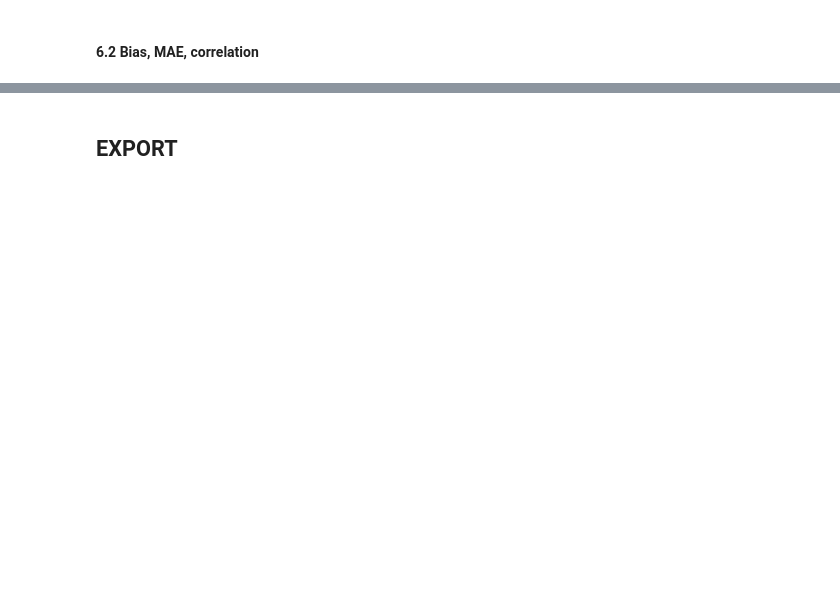
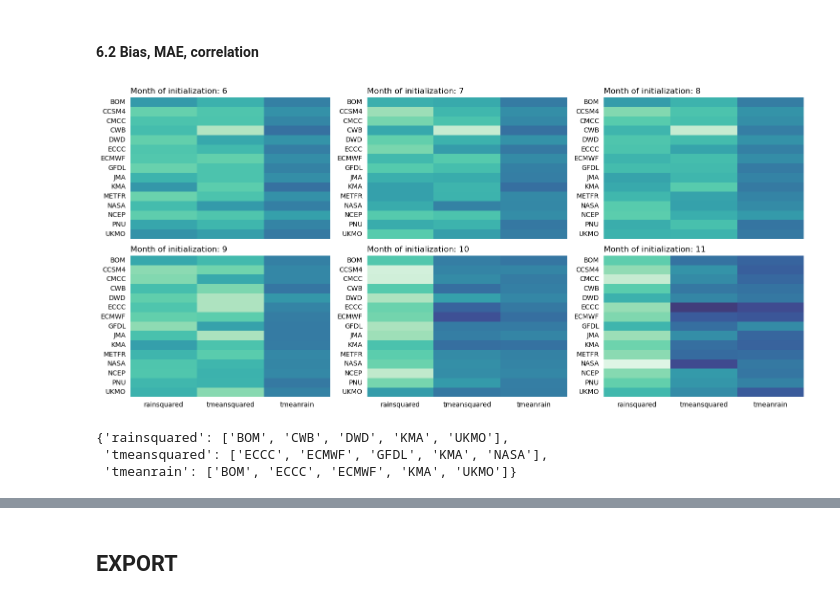
Before and after one commit to mzachow/wheat-yield-forecast-argentina, a Jupyter notebook: 4_prepare_scm_data.ipynb, the cells around one changed output, grey strips where cells are left out. Cells and saved outputs as stored; diff of their text form; code cells hidden in the pictures; blank space fills up the shorter version.

```diff
--- a/4_prepare_scm_data.ipynb
+++ b/4_prepare_scm_data.ipynb
@@ -382,3 +387,29 @@ metric_bias = all_bias.groupby(["model", "init_month", "metric"])["value"].mean(
 metric_bias = metric_bias.loc[metric_bias["metric"] == "Bias", ["model", "init_month", "value"]].pivot(index="model", columns="init_month", values="value")
 
 metric_r2 = r2_by_init.groupby("init_month").mean().transpose()
+# %%
+fig, axs = plt.subplots(2, 3, figsize=(15,7), sharex=True)
+axs = axs.ravel()
+
+data = all_metrics.loc[all_metrics["metric"] == "MAE"]
+data = data.groupby(["model", "init_month", "type"])["value"].mean().reset_index()
+for ax, month in zip(axs, list(range(6, 12))):
+    data_plot = data.loc[data["init_month"] == month]
+    data_plot = data_plot.pivot(index="model", columns="type", values="value")
+    #print(data_plot)
+    if month != 12:
+        sns.heatmap(data_plot, vmin=0.3, vmax=1.3, cmap="mako", ax=ax, cbar=False)
+    elif month == 12:
+        sns.heatmap(data_plot, vmin=0.3, vmax=1.3, cmap="mako", ax=ax, cbar=True)
+    ax.tick_params(left=False, bottom=False)
+    ax.set_title("Month of initialization: {}".format(month), loc="left")
+    ax.set_xticks(ax.get_xticks(), ax.get_xticklabels(), rotation=0, ha='center')
+    ax.set_xlabel("")
+    ax.set_ylabel("")
+
+
+plt.tight_layout()
+#plt.savefig("files/figures/figure3.svg")
+plt.show()
+# %% [output]
+[figure, added]
@@ -384,0 +425,6 @@ metric_r2 = r2_by_init.groupby("init_month").mean().transpose()
+# %%
+feature_skillful_model
+# %% [output]
+{'rainsquared': ['BOM', 'CWB', 'DWD', 'KMA', 'UKMO'],
+ 'tmeansquared': ['ECCC', 'ECMWF', 'GFDL', 'KMA', 'NASA'],
+ 'tmeanrain': ['BOM', 'ECCC', 'ECMWF', 'KMA', 'UKMO']}
```
Also changed, not shown: parts of 22 cells of this notebook, 17 other files.
